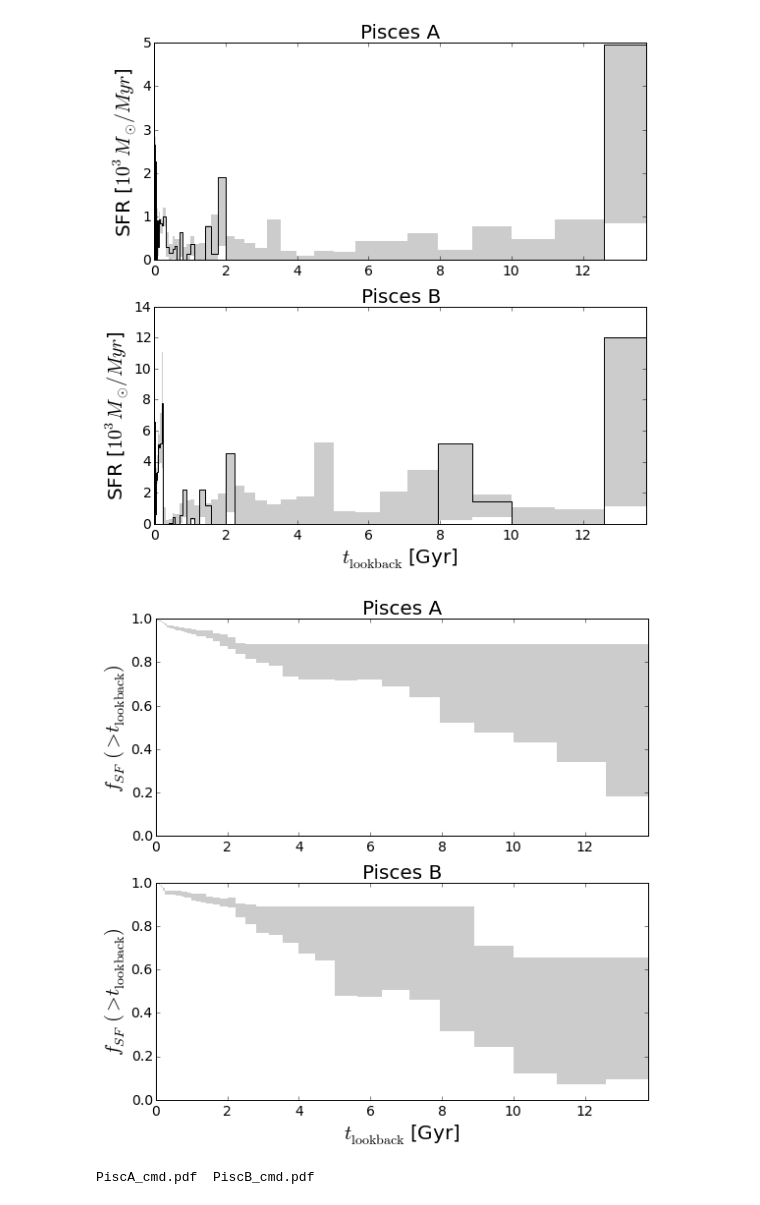
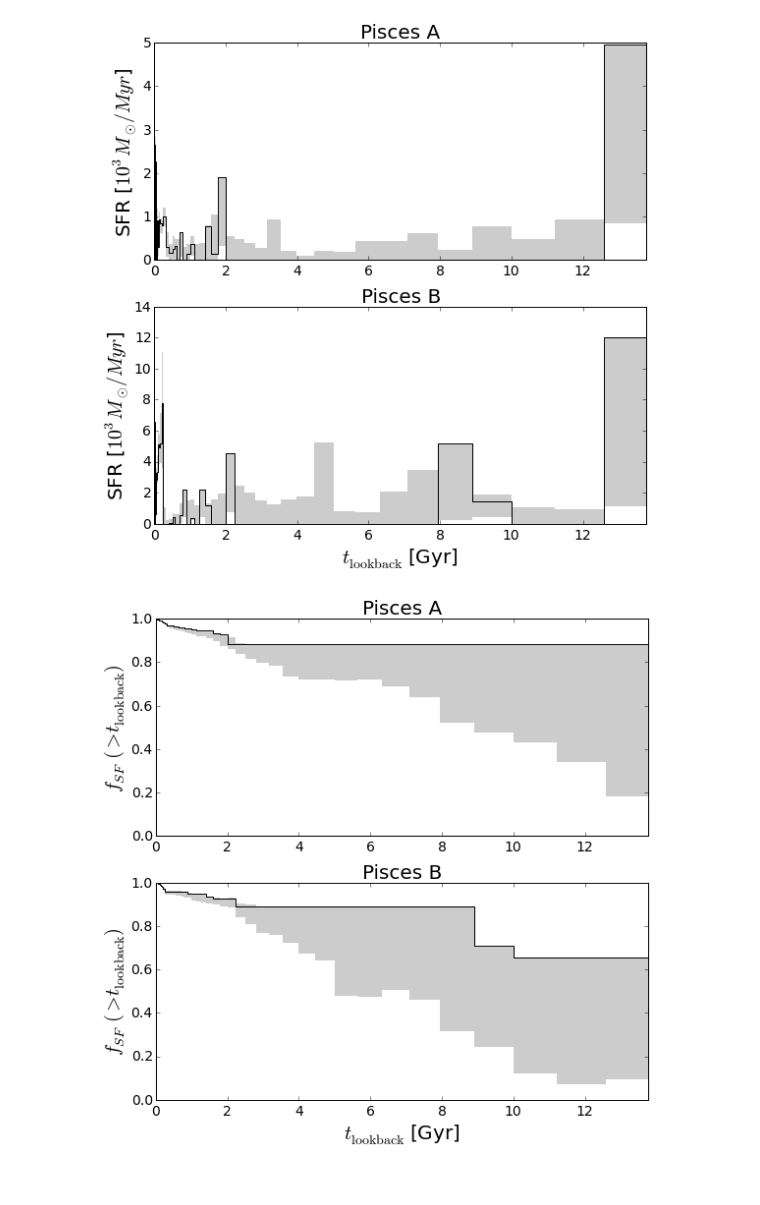
Before and after one commit to eteq/piscdwarfs_hst, a Jupyter notebook: SFHs.ipynb, the cells around one changed output. Drawn from its saved outputs; the diff is of its cells as text; code cells hidden in the pictures.

```diff
--- a/SFHs.ipynb
+++ b/SFHs.ipynb
@@ -232,37 +232,33 @@ ylabel = r'$f_{SF}\,(>t_{\rm lookback})$'
 tckfontsize = 14
 labelfontsize = 20
 
 plt.subplot(2, 1, 1)
 plt.fill_between(tsA.to(u.Gyr),sfhmsA, sfhpsA, lw=0, facecolor=[0.8]*3)
-#plt.plot(tsA.to(u.Gyr),sfhsA, c='k')
+plt.plot(tsA.to(u.Gyr),sfhsA, c='k')
 #plt.fill_between(tsA.to(u.Gyr),sfrmsA*yscale, sfrpsA*yscale, lw=0, facecolor=[0.8]*3)
 #plt.plot(tsA.to(u.Gyr),sfrsA*yscale, c='k')
 plt.xlim(0, lbt0.to(u.Gyr).value)
 plt.xticks(fontsize=tckfontsize)
 plt.yticks(fontsize=tckfontsize)
 plt.title('Pisces A', fontsize=labelfontsize)
 plt.ylim(0, 1)
 plt.ylabel(ylabel, fontsize=labelfontsize)
 
 
 plt.subplot(2, 1, 2)
 plt.title('Pisces B', fontsize=labelfontsize)
 plt.fill_between(tsB.to(u.Gyr), sfhmsB, sfhpsB, lw=0, facecolor=[0.8]*3)
-#plt.plot(tsB.to(u.Gyr),sfhsB, c='k')
+plt.plot(tsB.to(u.Gyr),sfhsB, c='k')
 #plt.fill_between(tsB.to(u.Gyr),sfrmsB*yscale, sfrpsB*yscale, lw=0, facecolor=[0.8]*3)
 #plt.plot(tsB.to(u.Gyr),sfrsB*yscale, c='k')
 plt.xlim(0, lbt0.to(u.Gyr).value)
 plt.xticks(fontsize=tckfontsize)
 plt.yticks(fontsize=tckfontsize)
 plt.xlabel(xlabel, fontsize=labelfontsize)
 plt.ylim(0, 1)
 plt.ylabel(ylabel, fontsize=labelfontsize)
 
 plt.tight_layout()
 save_pub_figure('sfhs_cum')
 # %% [output]
-[figure, old version]
+[figure, new version]
-# %%
-ls *.pdf
-# %% [output]
-PiscA_cmd.pdf  PiscB_cmd.pdf
```
